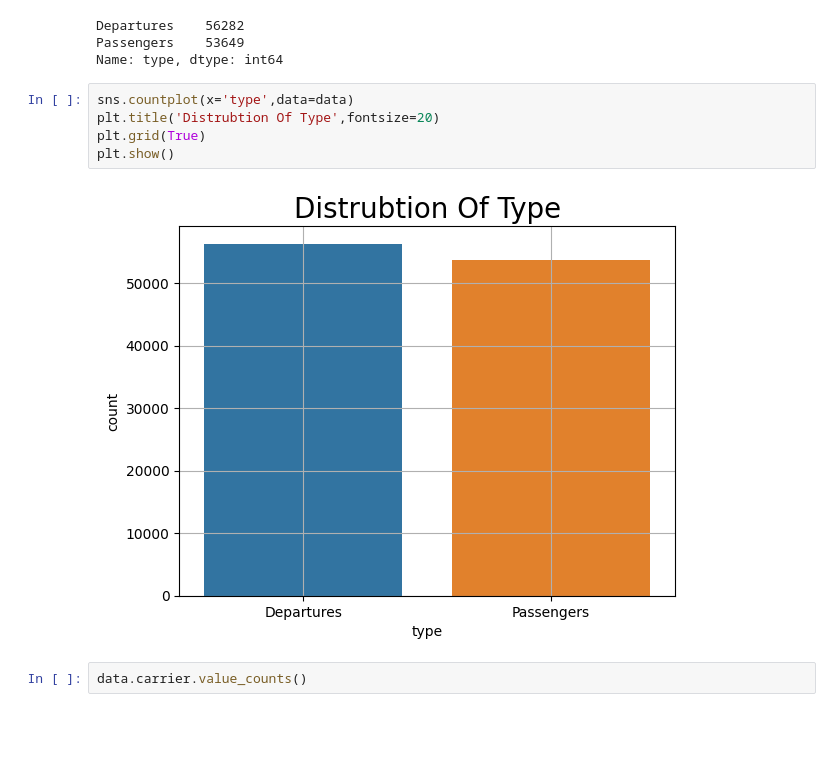
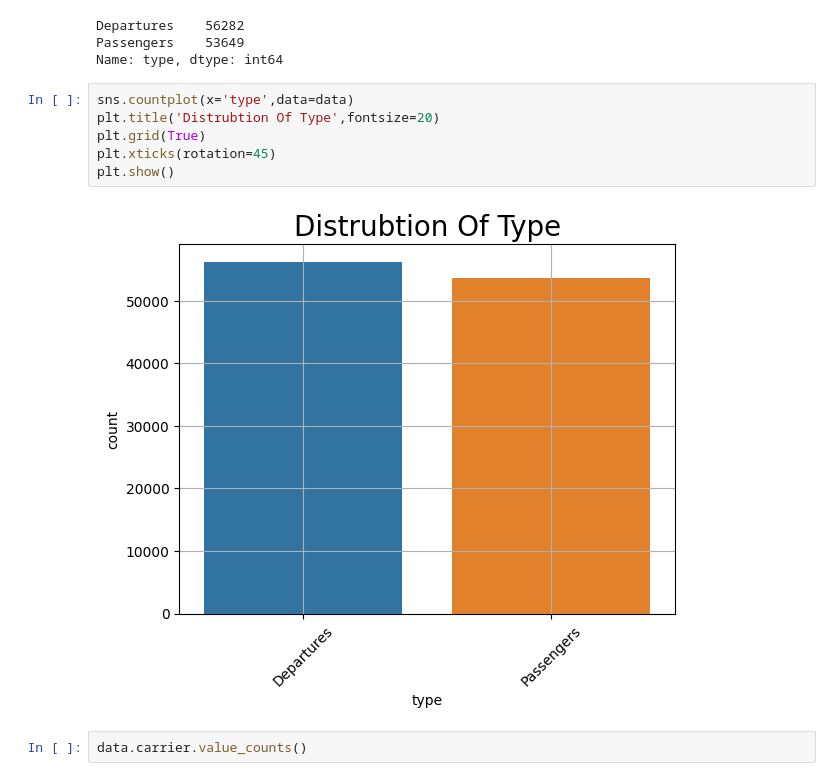
Before and after one commit to ahmedashraf792002/Planning-Techniques, a Jupyter notebook: Untitled.ipynb, the cells around one changed output. Cells and saved outputs as stored; diff of their text form; blank space fills up the shorter version.

```diff
--- a/Untitled.ipynb
+++ b/Untitled.ipynb
@@ -139,10 +139,11 @@ Name: type, dtype: int64
 # %%
 sns.countplot(x='type',data=data)
 plt.title('Distrubtion Of Type',fontsize=20)
 plt.grid(True)
+plt.xticks(rotation=45)
 plt.show()
 # %% [output]
-[figure, old version]
+[figure, new version]
 # %%
 data.carrier.value_counts()
 # %% [output]
```
Also changed, not shown: parts of 6 cells of this notebook.
